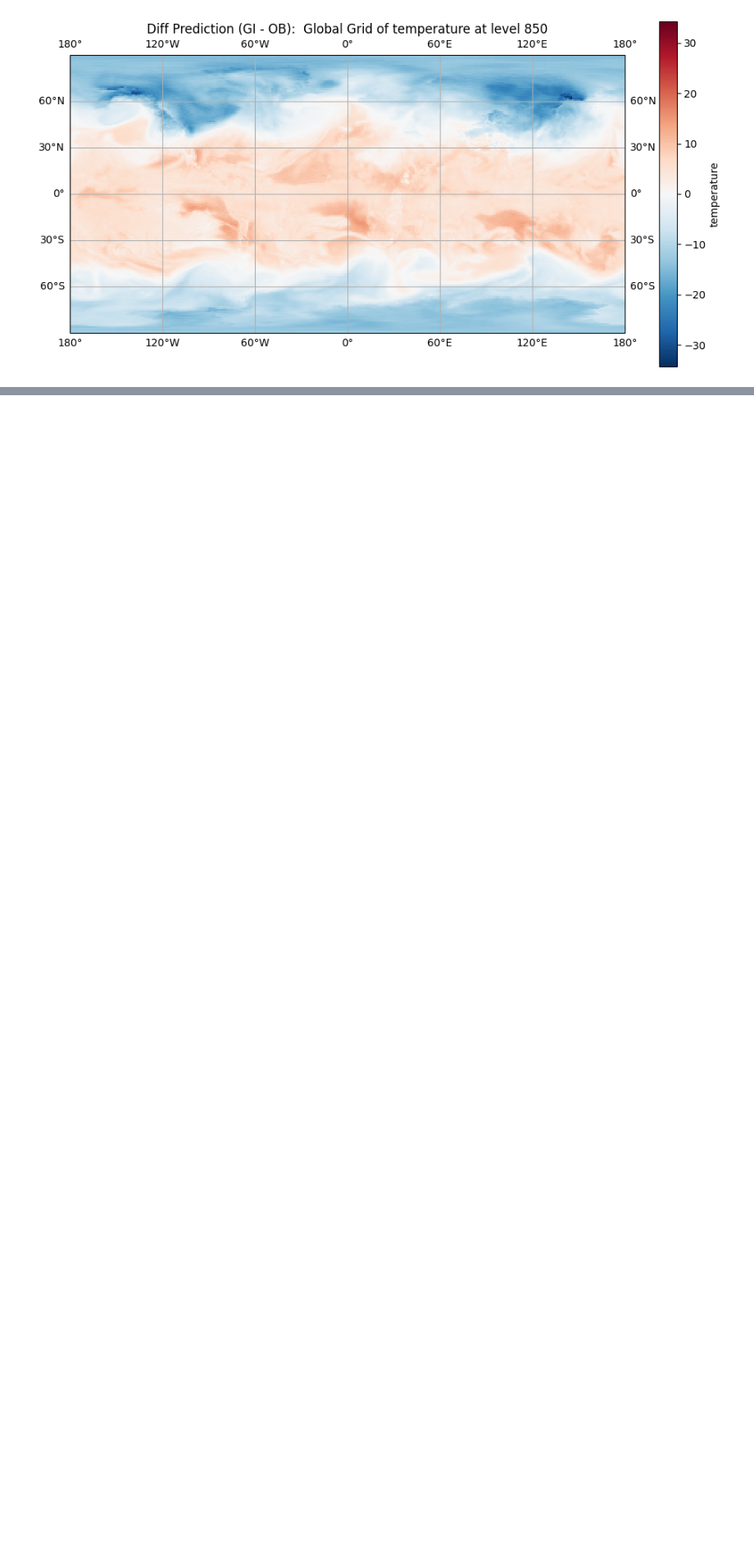
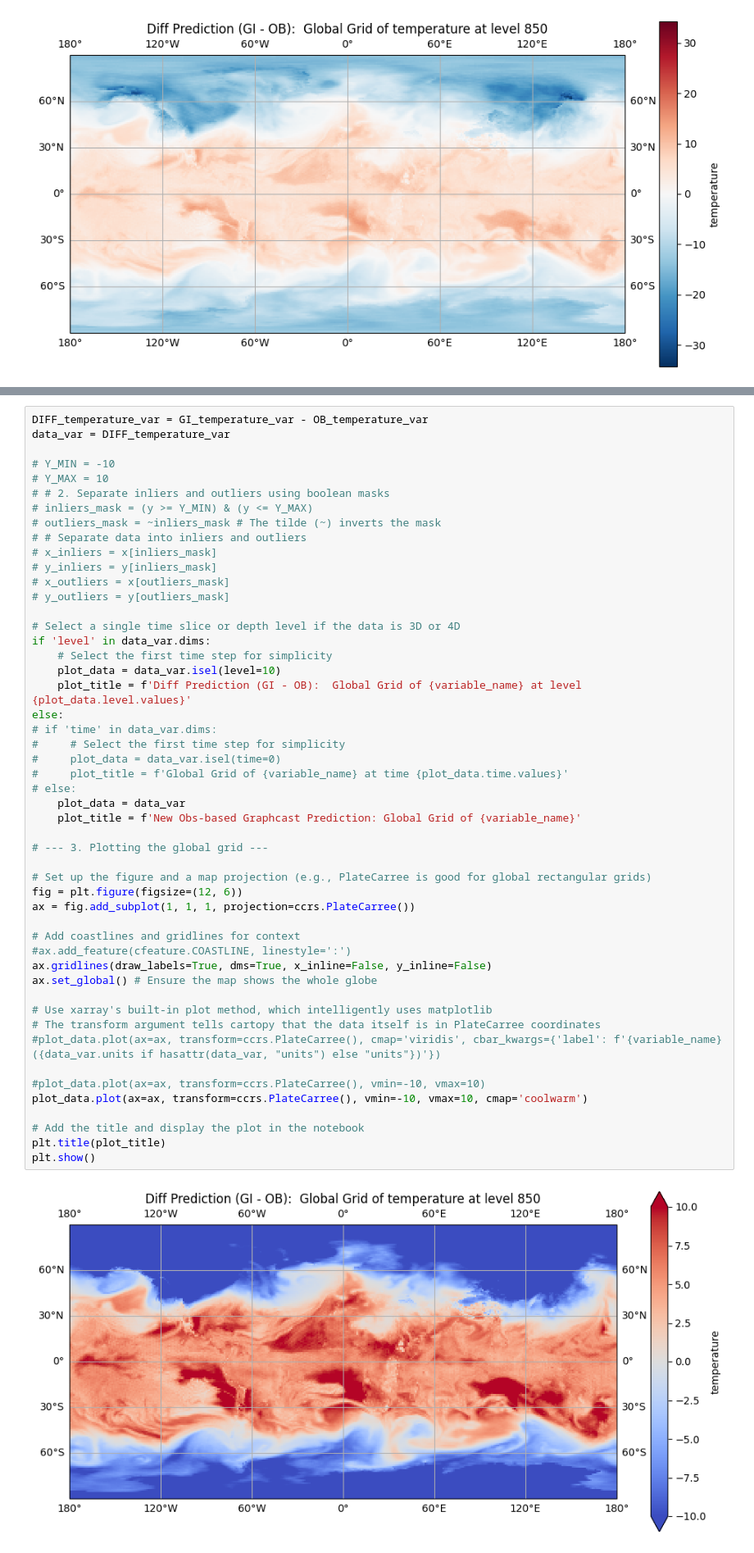
Before and after one commit to nasa-nccs-hpda/qefm-core, a Jupyter notebook: data/NSE/notebooks/obs_to_graphcast.ipynb, the cells around one changed output, grey strips where cells are left out. Shown at 82% size. Drawn from its saved outputs; the diff is of its cells as text; blank space fills up the shorter version.

Commit message:
coolwarm plot

```diff
--- a/data/NSE/notebooks/obs_to_graphcast.ipynb
+++ b/data/NSE/notebooks/obs_to_graphcast.ipynb
@@ -868,0 +917,52 @@ plt.show()
+# %%
+DIFF_temperature_var = GI_temperature_var - OB_temperature_var
+data_var = DIFF_temperature_var
+
+# Y_MIN = -10
+# Y_MAX = 10
+# # 2. Separate inliers and outliers using boolean masks
+# inliers_mask = (y >= Y_MIN) & (y <= Y_MAX)
+# outliers_mask = ~inliers_mask # The tilde (~) inverts the mask
+# # Separate data into inliers and outliers
+# x_inliers = x[inliers_mask]
+# y_inliers = y[inliers_mask]
+# x_outliers = x[outliers_mask]
+# y_outliers = y[outliers_mask]
+
+# Select a single time slice or depth level if the data is 3D or 4D
+if 'level' in data_var.dims:
+    # Select the first time step for simplicity
+    plot_data = data_var.isel(level=10)
+    plot_title = f'Diff Prediction (GI - OB):  Global Grid of {variable_name} at level {plot_data.level.values}'
+else:
+# if 'time' in data_var.dims:
+#     # Select the first time step for simplicity
+#     plot_data = data_var.isel(time=0)
+#     plot_title = f'Global Grid of {variable_name} at time {plot_data.time.values}'
+# else:
+    plot_data = data_var
+    plot_title = f'New Obs-based Graphcast Prediction: Global Grid of {variable_name}'
+
+# --- 3. Plotting the global grid ---
+
+# Set up the figure and a map projection (e.g., PlateCarree is good for global rectangular grids)
+fig = plt.figure(figsize=(12, 6))
+ax = fig.add_subplot(1, 1, 1, projection=ccrs.PlateCarree())
+
+# Add coastlines and gridlines for context
+#ax.add_feature(cfeature.COASTLINE, linestyle=':')
+ax.gridlines(draw_labels=True, dms=True, x_inline=False, y_inline=False)
+ax.set_global() # Ensure the map shows the whole globe
+
+# Use xarray's built-in plot method, which intelligently uses matplotlib
+# The transform argument tells cartopy that the data itself is in PlateCarree coordinates
+#plot_data.plot(ax=ax, transform=ccrs.PlateCarree(), cmap='viridis', cbar_kwargs={'label': f'{variable_name} ({data_var.units if hasattr(data_var, "units") else "units"})'})
+
+#plot_data.plot(ax=ax, transform=ccrs.PlateCarree(), vmin=-10, vmax=10)
+plot_data.plot(ax=ax, transform=ccrs.PlateCarree(), vmin=-10, vmax=10, cmap='coolwarm')
+
+# Add the title and display the plot in the notebook
+plt.title(plot_title)
+plt.show()
+# %% [output]
+[figure, added]
```
Also changed, not shown: parts of 1 cell of this notebook.
